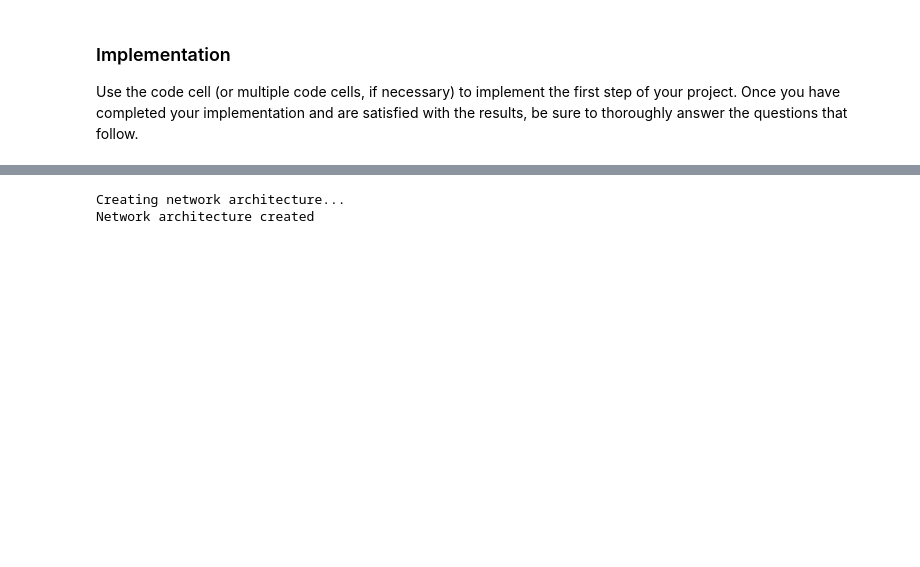
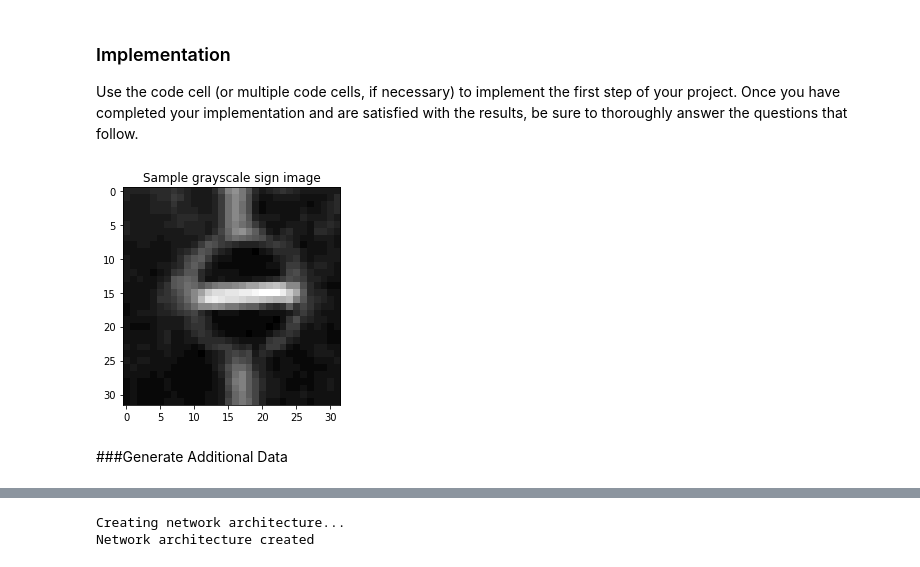
Before and after one commit to firefoxxy8/CarND-Traffic-Sign-Classifier-Project, a Jupyter notebook: Traffic_Sign_Classifier.ipynb, the cells around one changed output, grey strips where cells are left out. Drawn from its saved outputs; the diff is of its cells as text; code cells hidden in the pictures; blank space fills up the shorter version.

```diff
--- a/Traffic_Sign_Classifier.ipynb
+++ b/Traffic_Sign_Classifier.ipynb
@@ -124,3 +149,22 @@ Here is an example of a [published baseline model on this problem](http://yann.l
 ### Implementation
 
 Use the code cell (or multiple code cells, if necessary) to implement the first step of your project. Once you have completed your implementation and are satisfied with the results, be sure to thoroughly answer the questions that follow.
+# %%
+import cv2
+from copy import deepcopy
+
+#convert the images to grayscale
+X_train_gr = [cv2.cvtColor(X_train[n], cv2.COLOR_BGR2GRAY)
+              for n in range(np.shape(X_train)[0])]
+X_test_gr = [cv2.cvtColor(X_test[n], cv2.COLOR_BGR2GRAY)
+             for n in range(np.shape(X_test)[0])]
+
+y_train_gr = deepcopy(y_train)
+
+plt.imshow(random.choice(X_train_gr), cmap='gray')
+plt.title('Sample grayscale sign image')
+plt.show()
+# %% [output]
+[figure, added]
+# %% [markdown]
+###Generate Additional Data
```
Also changed, not shown: parts of 10 cells of this notebook.
